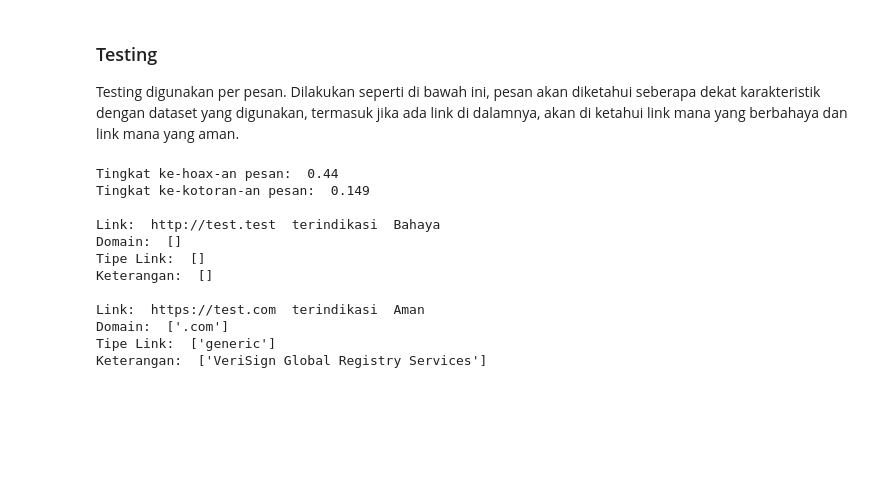
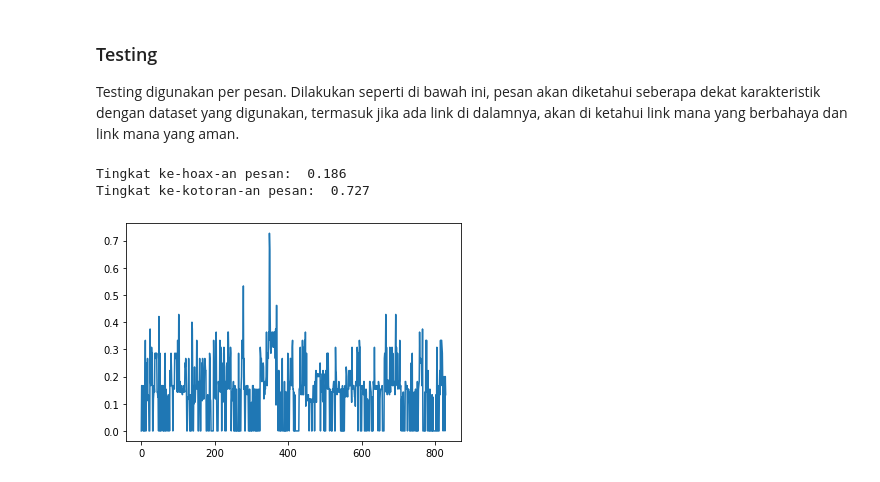
Before and after one commit to khumam/Group-Chat-Analysis-Python, a Jupyter notebook: Pakar.ipynb, the cells around one changed output. Saved outputs shown, nothing was run; the diff lists cells and outputs as text; code cells hidden in the pictures; blank space fills up the shorter version.

```diff
--- a/Pakar.ipynb
+++ b/Pakar.ipynb
@@ -30,7 +31,9 @@ class Pakar:
         self.link = []
         self.domaindataset = pd.read_csv('domain.csv', skiprows=0)
         self.badurl = pd.read_csv('urldata.csv', skiprows=0)
-        self.result_hoax = []
+        self.result_hoax_arr = []
+        self.result_kata_arr = []
+        self.result_hoax = 0
         self.result_kata = 0
         self.mean_kotor = []
 
@@ -53,10 +56,12 @@ class Pakar:
                 suffix = domain.domain
 
             checkDomain = self.domaindataset.loc[self.domaindataset['Domain'] == '.' + suffix]
-            checkUrl = self.badurl.loc[self.badurl['url'] == x[0]]
+            cleanUrl = re.sub(r'https?:\/\/', "", x[0])
+            checkUrl = self.badurl.loc[self.badurl['url'] == cleanUrl]
 
             if checkUrl.empty == False:
-                self.link.append([link, checkUrl['label'], checkDomain['Domain'].values, checkDomain['Type'].values, checkDomain['Sponsoring Organisation'].values])
+                self.link.append([link, checkUrl['label'].values, checkDomain['Domain'].values, checkDomain['Type'].values, checkDomain['Sponsoring Organisation'].values])
+                break
 
             if (link.find('https') != -1):
                 if (checkDomain.empty == False):
@@ -71,11 +76,13 @@ class Pakar:
 
     def checkText(self, hoax = True):
         mean_kotor = []
+        mean_hoax = []
         if hoax:
             dataset = pd.read_csv('D:\Project\Self\Pakar\hoax.csv', header=None)
             for index, row in dataset.iterrows():
-                self.result_hoax.append([index, sm(None, self.text_cl, row[0]).ratio()])
-            self.result_hoax = sorted(self.result_hoax, key=lambda x: x[1], reverse=True)
+                mean_hoax.append(sm(None, self.text_cl, row[0]).ratio())
+            self.result_hoax = np.amax(np.array(mean_hoax))
+            self.result_hoax_arr = mean_hoax
         else:
             dataset = pd.read_csv('D:\Project\Self\Pakar\katakotor.csv', header=None)
             for word in self.text_cl.split():
@@ -83,7 +90,8 @@ class Pakar:
                     mean_kotor.append(sm(None, word, row[0]).ratio())
                 # self.result_kata.append([index, sm(None, self.text_cl, row[0]).ratio()])
             # self.result_kata = sorted(self.result_kata, key=lambda x: x[1], reverse=True)
-            self.result_kata = np.mean(np.array(mean_kotor))
+            self.result_kata = np.amax(np.array(mean_kotor))
+            self.result_kata_arr = mean_kotor
 
     def get_domain_dt(self):
         return self.domaindataset
@@ -95,8 +103,20 @@ class Pakar:
         print(self.text)
         print(self.text_cl)
 
+    def get_data(self, data = ''):
+        if data == 'hoax':
+            return self.result_hoax_arr
+        else:
+            return self.result_kata_arr
+
+    def print_plot(self, plot = ''):
+        if plot == 'hoax':
+            pt.plot(self.result_hoax_arr)
+        else:
+            pt.plot(self.result_kata_arr)
+
     def show_result(self):
-        print('Tingkat ke-hoax-an pesan: ', round(self.result_hoax[0][1], 3))
+        print('Tingkat ke-hoax-an pesan: ', round(self.result_hoax, 3))
         print('Tingkat ke-kotoran-an pesan: ', round(self.result_kata, 3), '\n')
         if (self.link != None):
             for x in self.link:
@@ -113,15 +133,9 @@ t.process('anjing bangsat lo http://test.test https://test.com')
 # %%
 t.show_result()
 # %% [output]
-Tingkat ke-hoax-an pesan:  0.44
-Tingkat ke-kotoran-an pesan:  0.149
-
-Link:  http://test.test  terindikasi  Bahaya
-Domain:  []
-Tipe Link:  []
-Keterangan:  []
-
-Link:  https://test.com  terindikasi  Aman
-Domain:  ['.com']
-Tipe Link:  ['generic']
-Keterangan:  ['VeriSign Global Registry Services']
+Tingkat ke-hoax-an pesan:  0.186
+Tingkat ke-kotoran-an pesan:  0.727
+# %%
+t.print_plot()
+# %% [output]
+[figure, added]
```
Also changed, not shown: parts of 4 cells of this notebook, 4 other files.
